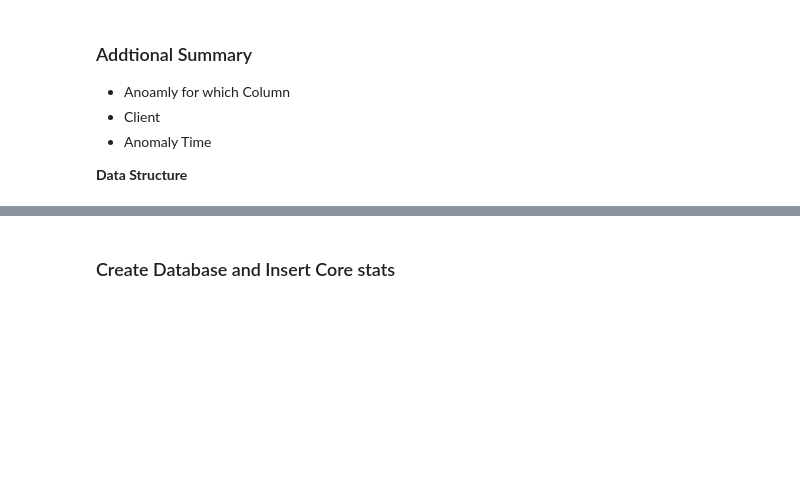
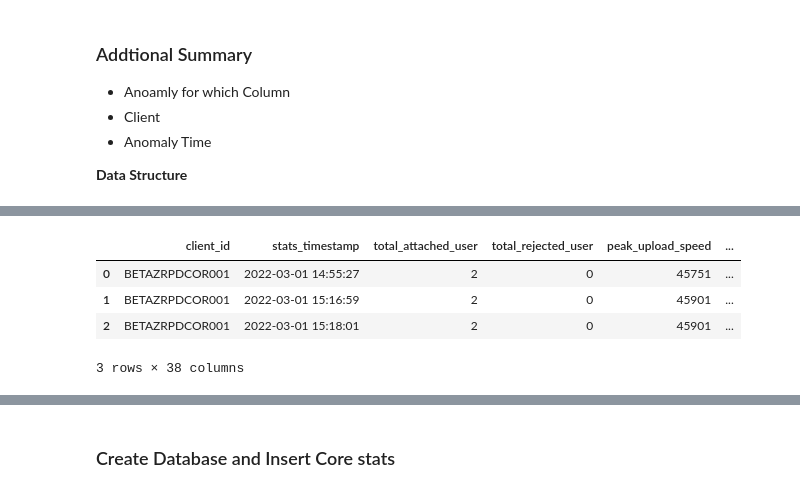
Before and after one commit to dujijundavid/Anomaly_Detection, a Jupyter notebook: Anomaly Start [Exploratory Notebook].ipynb, the cells around one changed output, grey strips where cells are left out. Drawn from its saved outputs; the diff is of its cells as text; code cells hidden in the pictures; blank space fills up the shorter version.

```diff
--- a/Anomaly Start [Exploratory Notebook].ipynb
+++ b/Anomaly Start [Exploratory Notebook].ipynb
@@ -533,0 +617,8 @@ Stats_summary_core[Stats_summary_core["label_Z-score_peak_upload_speed"]==1][["c
+# %%
+Stats_summary_core.head(3)
+# %% [output]
+|  | client_id | stats_timestamp | total_attached_user | total_rejected_user | peak_upload_speed | ... |
+| 0 | BETAZRPDCOR001 | 2022-03-01 14:55:27 | 2 | 0 | 45751 | ... |
+| 1 | BETAZRPDCOR001 | 2022-03-01 15:16:59 | 2 | 0 | 45901 | ... |
+| 2 | BETAZRPDCOR001 | 2022-03-01 15:18:01 | 2 | 0 | 45901 | ... |
+3 rows × 38 columns
```
Also changed, not shown: parts of 41 cells of this notebook.
